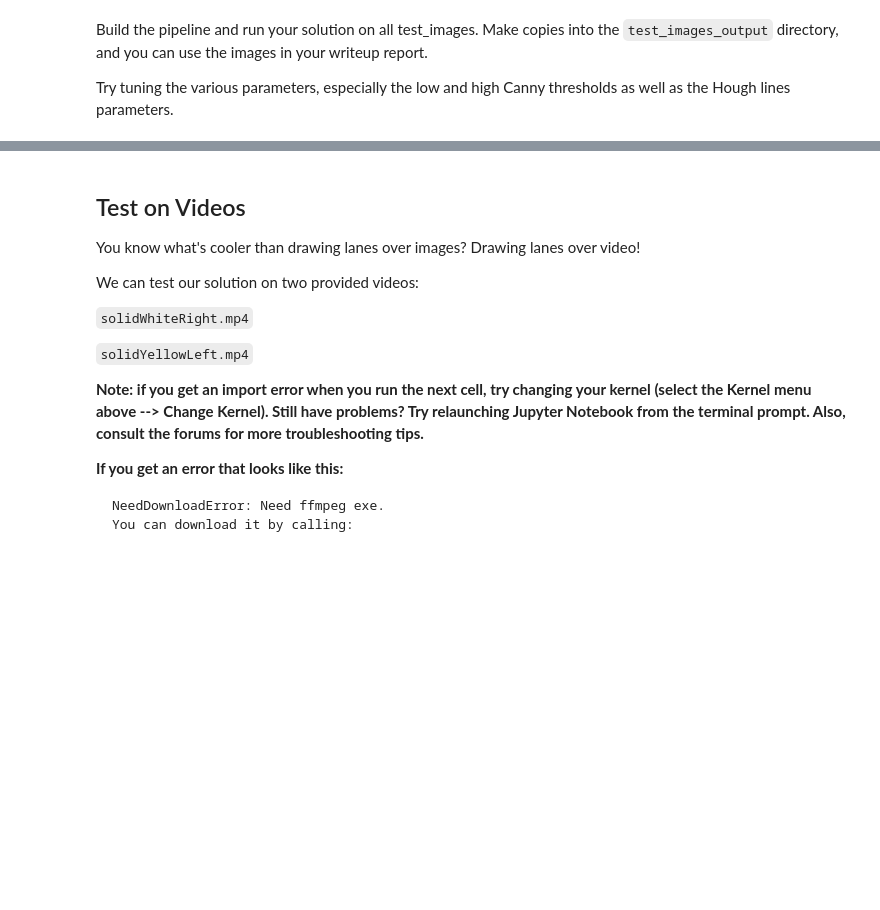
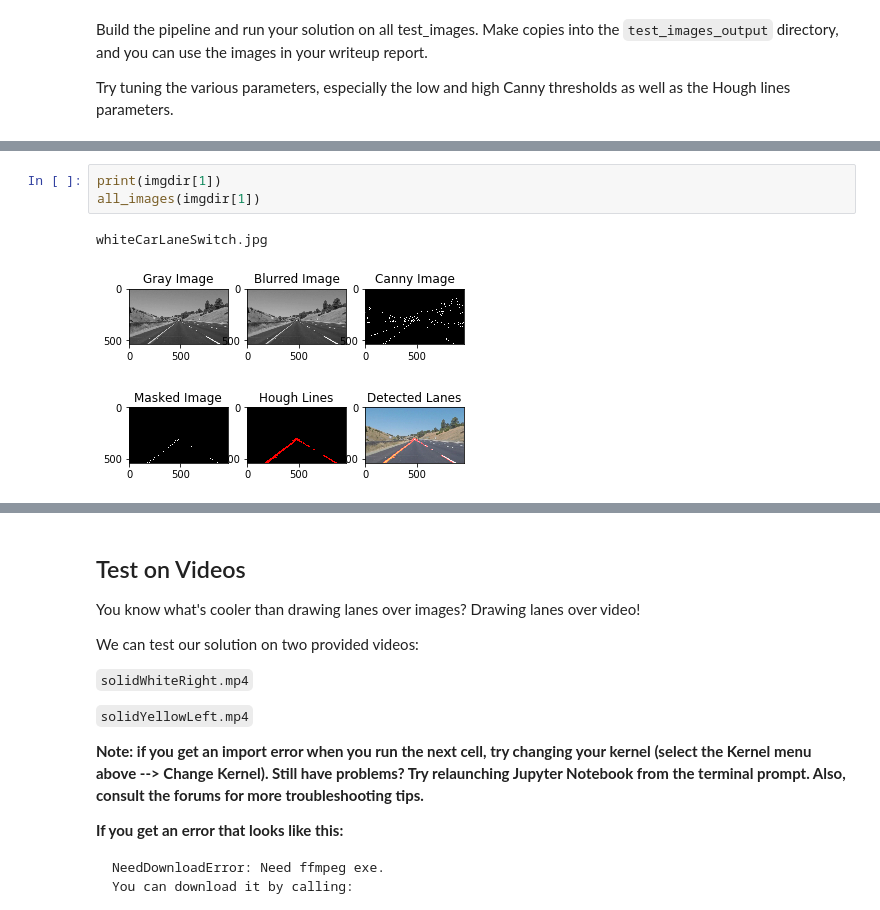
Before and after one commit to AnkS4/CarND-LaneLines-P1, a Jupyter notebook: P1.ipynb, the cells around one changed output, grey strips where cells are left out. Drawn from its saved outputs; the diff is of its cells as text; blank space fills up the shorter version.

```diff
--- a/P1.ipynb
+++ b/P1.ipynb
@@ -215,0 +281,6 @@ plt.imshow(lines_edges)
+# %%
+print(imgdir[1])
+all_images(imgdir[1])
+# %% [output]
+whiteCarLaneSwitch.jpg
+[figure, added]
```
Also changed, not shown: parts of 10 cells of this notebook.
